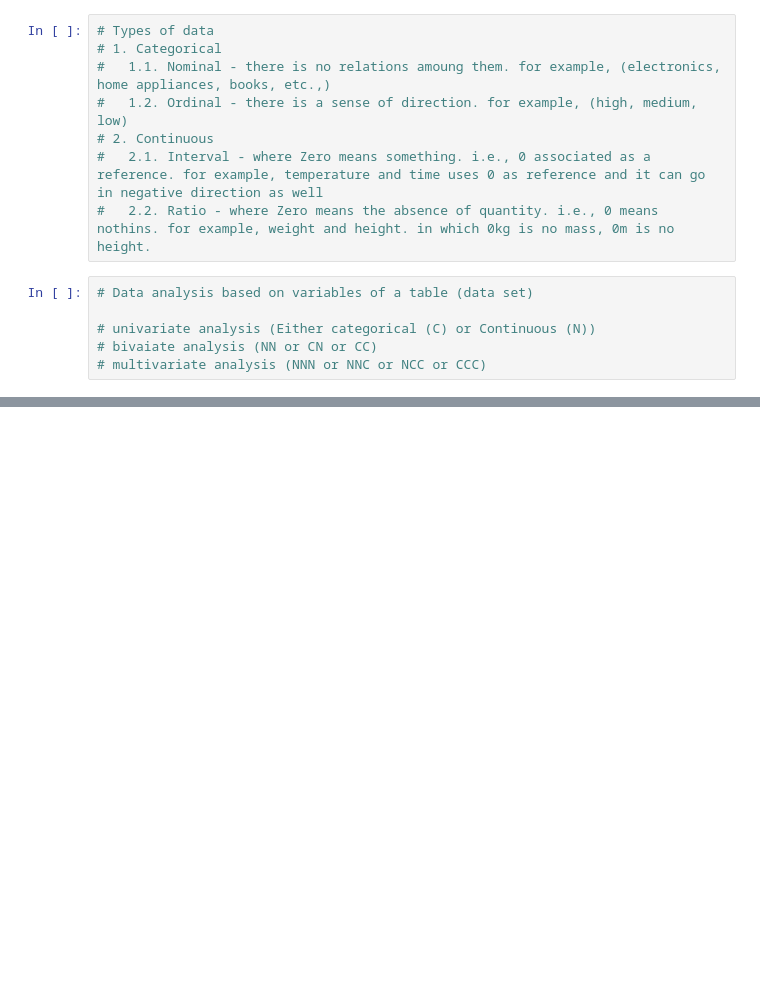
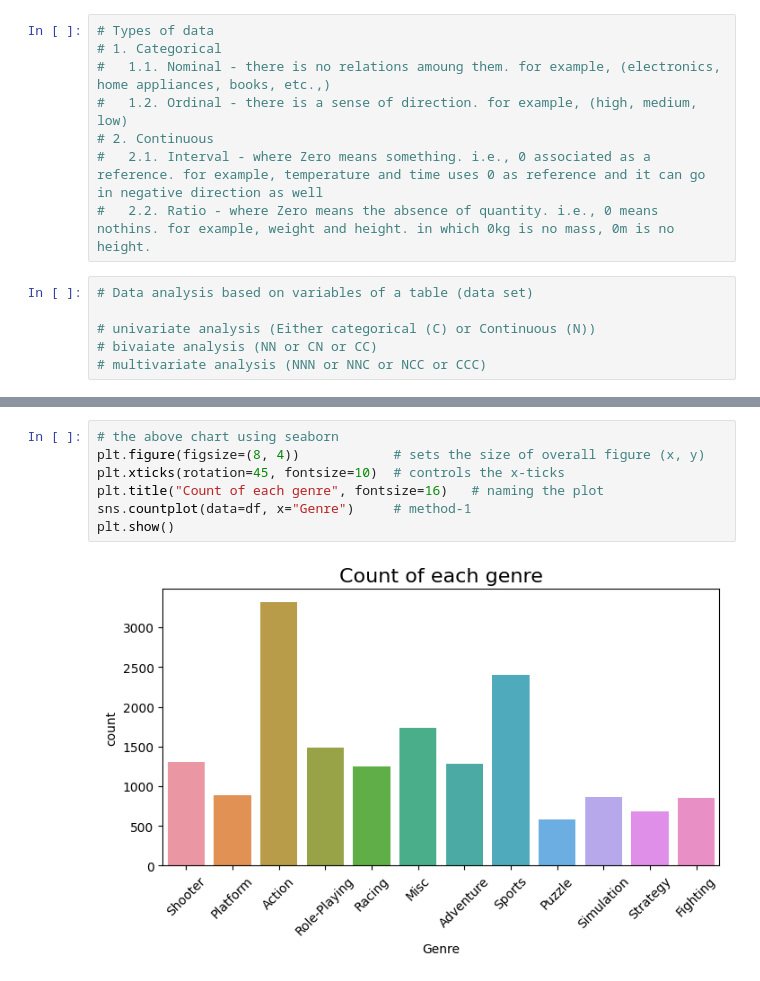
Before and after one commit to Abarajithan-Selvaraj/scaler-dsml-notes, a Jupyter notebook: 03 Python Libraries/data-viz.ipynb, the cells around one changed output, grey strips where cells are left out. Drawn from its saved outputs; the diff is of its cells as text; blank space fills up the shorter version.

```diff
--- a/03 Python Libraries/data-viz.ipynb
+++ b/03 Python Libraries/data-viz.ipynb
@@ -53,0 +88,9 @@ import seaborn as sns
+# %%
+# the above chart using seaborn
+plt.figure(figsize=(8, 4))            # sets the size of overall figure (x, y)
+plt.xticks(rotation=45, fontsize=10)  # controls the x-ticks
+plt.title("Count of each genre", fontsize=16)   # naming the plot
+sns.countplot(data=df, x="Genre")     # method-1
+plt.show()
+# %% [output]
+[figure, added]
```
Also changed, not shown: parts of 15 cells of this notebook.
